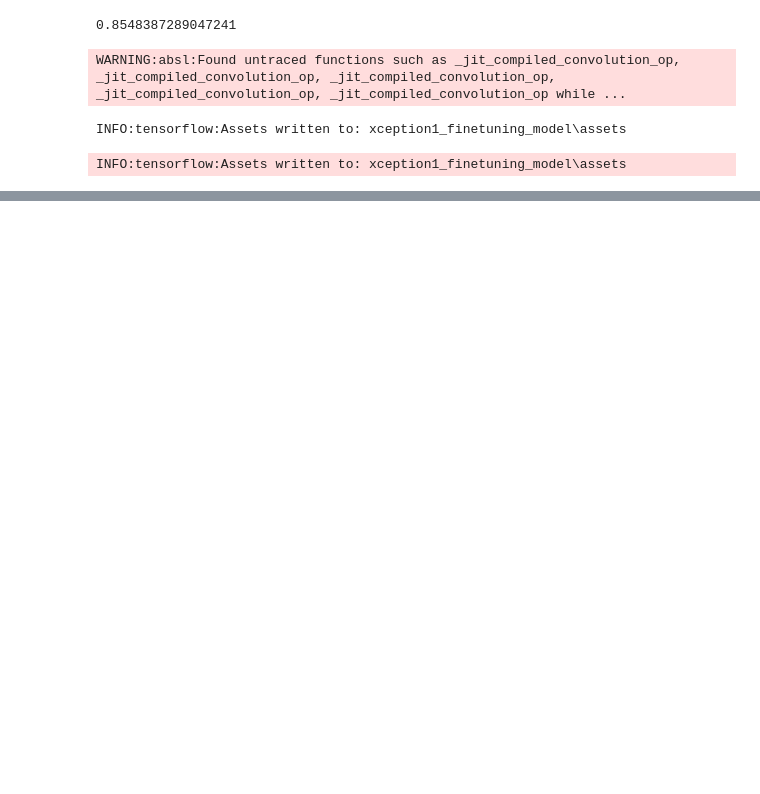
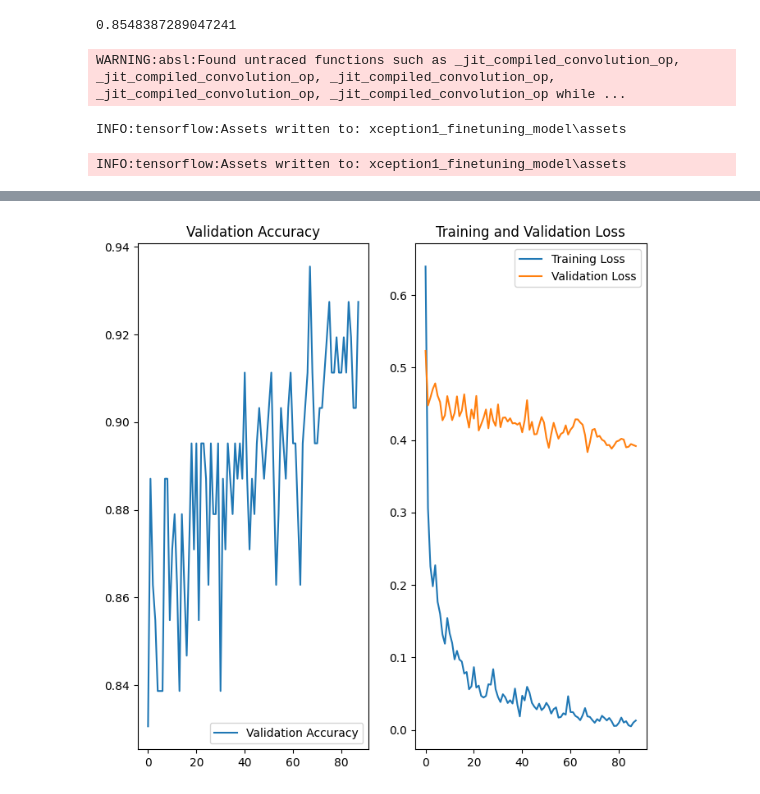
Before and after one commit to BluedreamV1B3/MRSA-Detection, a Jupyter notebook: MRSA Detection.ipynb, the cells around one changed output, grey strips where cells are left out. Cells and saved outputs as stored; diff of their text form; code cells hidden in the pictures; blank space fills up the shorter version.

```diff
--- a/MRSA Detection.ipynb
+++ b/MRSA Detection.ipynb
@@ -708,0 +526,3 @@ INFO:tensorflow:Assets written to: xception1_finetuning_model\assets
+# %%
+yolov8_result = pd.read_csv("runs/classify/train/results.csv")
+yolov8_result.sort_values(by="  metrics/accuracy_top1", ascending=False)
@@ -708,0 +543,24 @@ INFO:tensorflow:Assets written to: xception1_finetuning_model\assets
+# %%
+val_acc = yolov8_result["  metrics/accuracy_top1"]
+
+loss = yolov8_result["             train/loss"]
+val_loss = yolov8_result["               val/loss"]
+
+plt.figure(figsize=(8, 8))
+
+# Plot Training and Validation Accuracy
+plt.subplot(1, 2, 1)
+plt.plot(val_acc, label='Validation Accuracy')
+plt.legend(loc='lower right')
+plt.title('Validation Accuracy')
+
+# Plot Training and Validation Loss
+plt.subplot(1, 2, 2)
+plt.plot(loss, label='Training Loss')
+plt.plot(val_loss, label='Validation Loss')
+plt.legend(loc='upper right')
+plt.title('Training and Validation Loss')
+
+plt.show()
+# %% [output]
+[figure, added]
```
Also changed, not shown: parts of 24 cells of this notebook, 1 other file.
